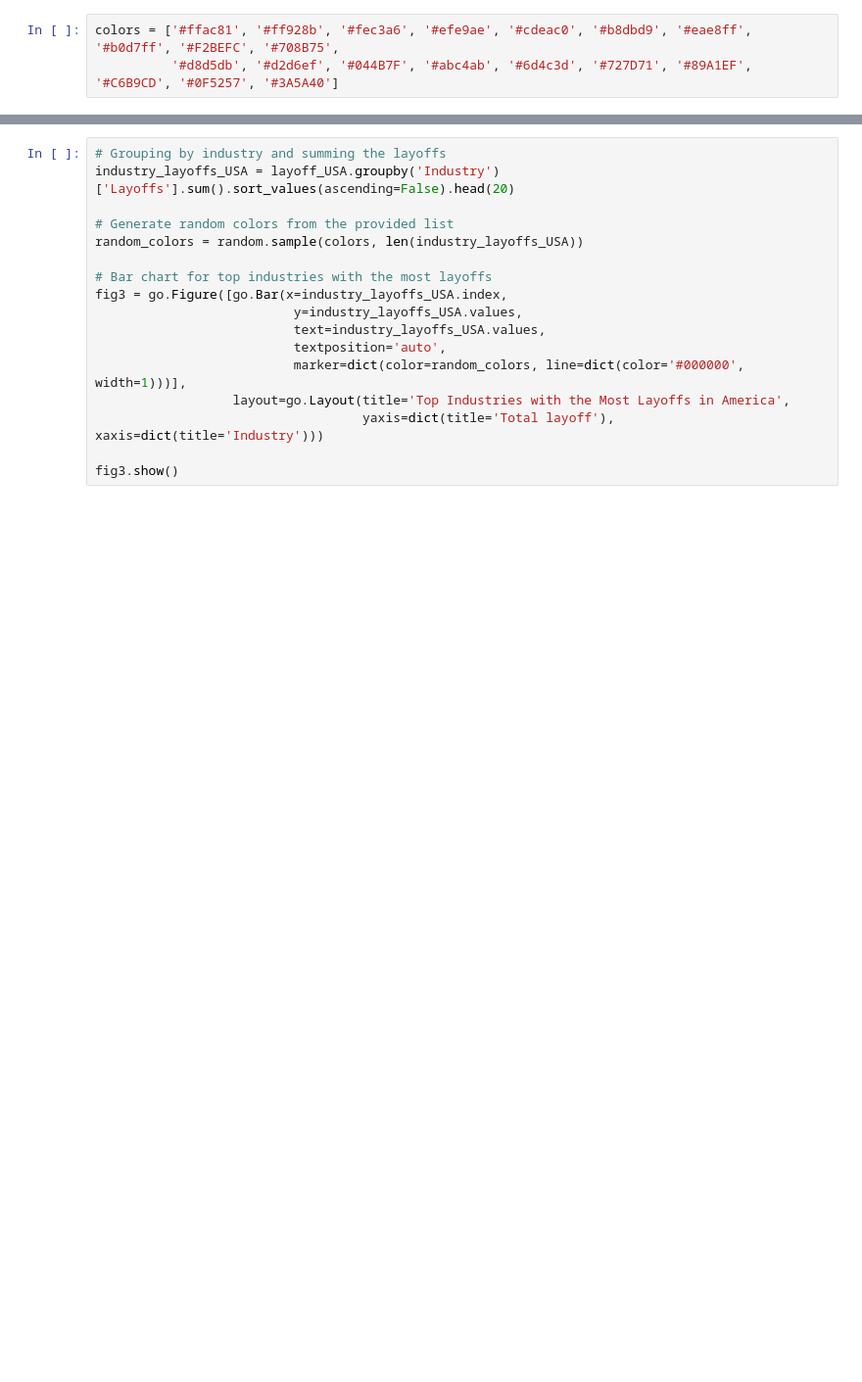
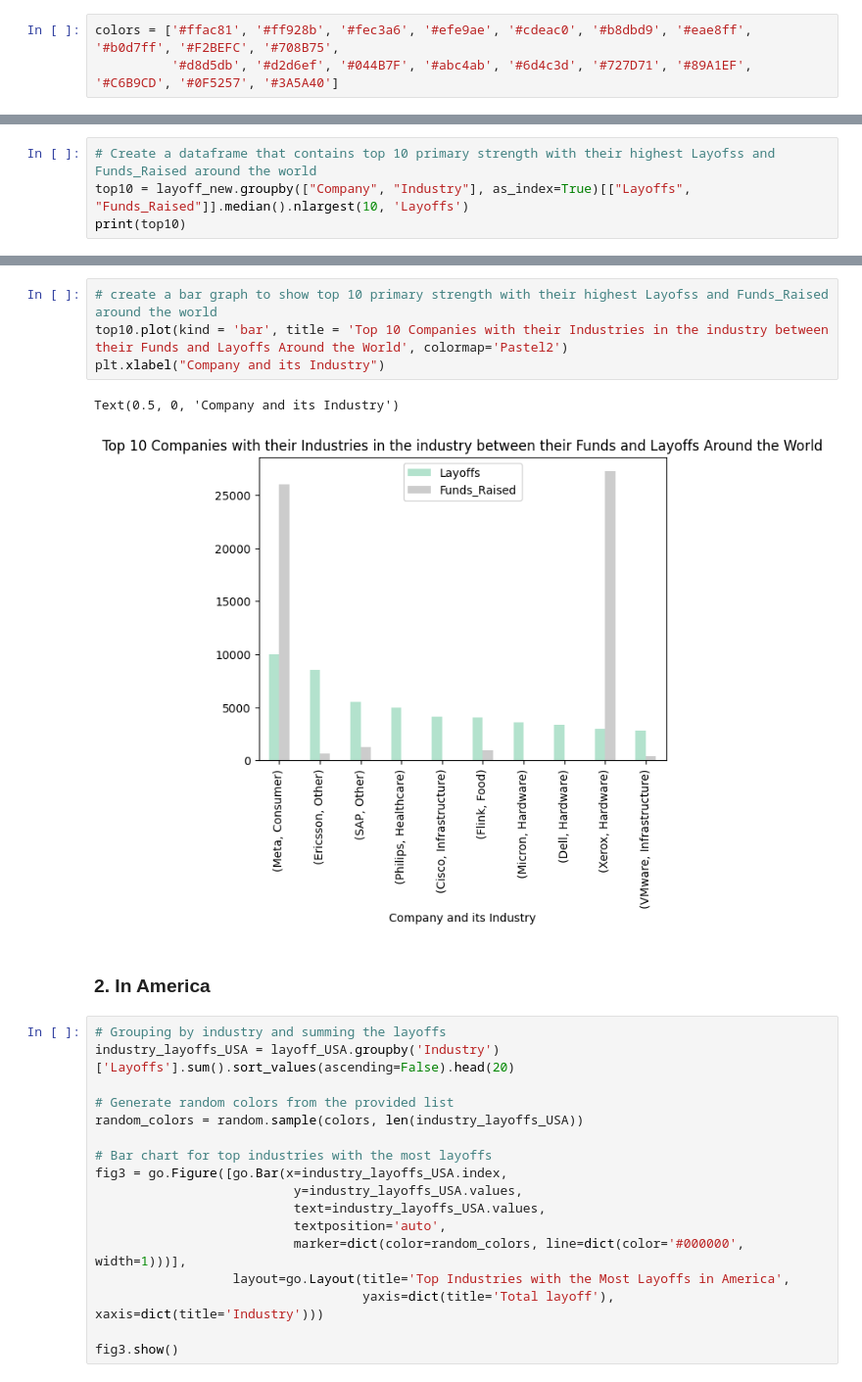
Before and after one commit to Vincent3003/Analyze-Layoff-Data, a Jupyter notebook: Project.ipynb, the cells around one changed output, grey strips where cells are left out. Shown at 98% size. Drawn from its saved outputs; the diff is of its cells as text; blank space fills up the shorter version.

```diff
--- a/Project.ipynb
+++ b/Project.ipynb
@@ -237,0 +294,4 @@ fig2.show()
+# %%
+# Create a dataframe that contains top 10 primary strength with their highest Layofss and Funds_Raised around the world
+top10 = layoff_new.groupby(["Company", "Industry"], as_index=True)[["Layoffs", "Funds_Raised"]].median().nlargest(10, 'Layoffs')
+print(top10)
@@ -238,3 +311,12 @@ fig2.show()
+# %%
+# create a bar graph to show top 10 primary strength with their highest Layofss and Funds_Raised around the world
+top10.plot(kind = 'bar', title = 'Top 10 Companies with their Industries in the industry between their Funds and Layoffs Around the World', colormap='Pastel2')
+plt.xlabel("Company and its Industry")
+# %% [output]
+Text(0.5, 0, 'Company and its Industry')
+[figure, added]
+# %% [markdown]
+<h3>2. In America </h3>
 # %%
 # Grouping by industry and summing the layoffs
 industry_layoffs_USA = layoff_USA.groupby('Industry')['Layoffs'].sum().sort_values(ascending=False).head(20)
```
Also changed, not shown: parts of 109 cells of this notebook.
